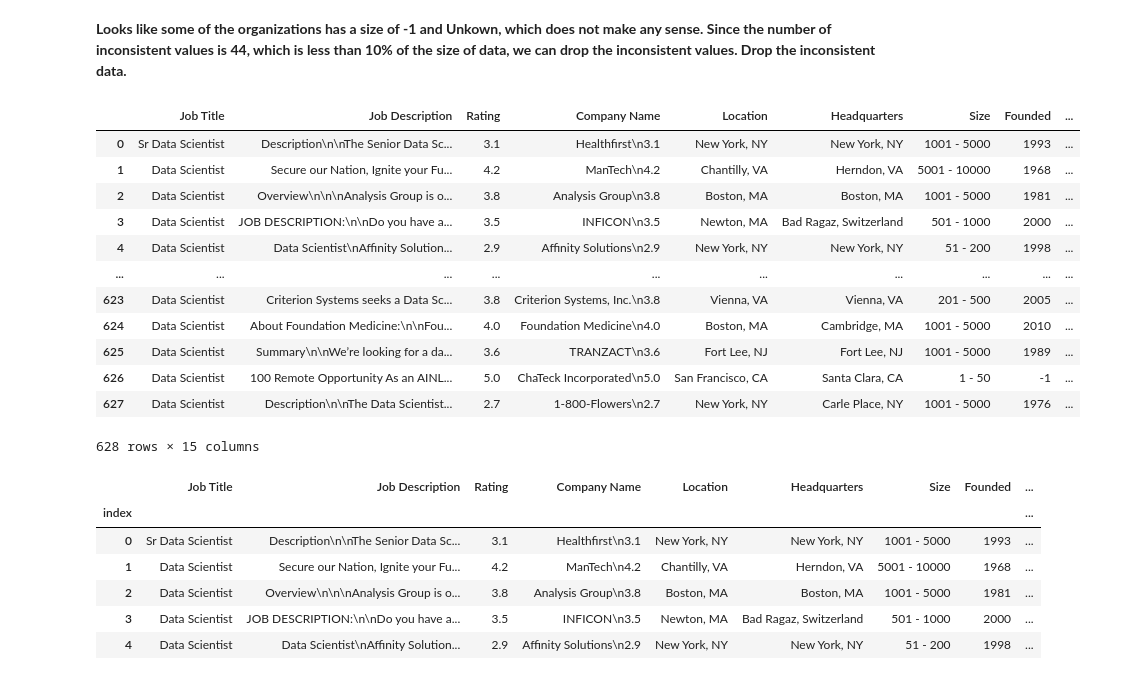
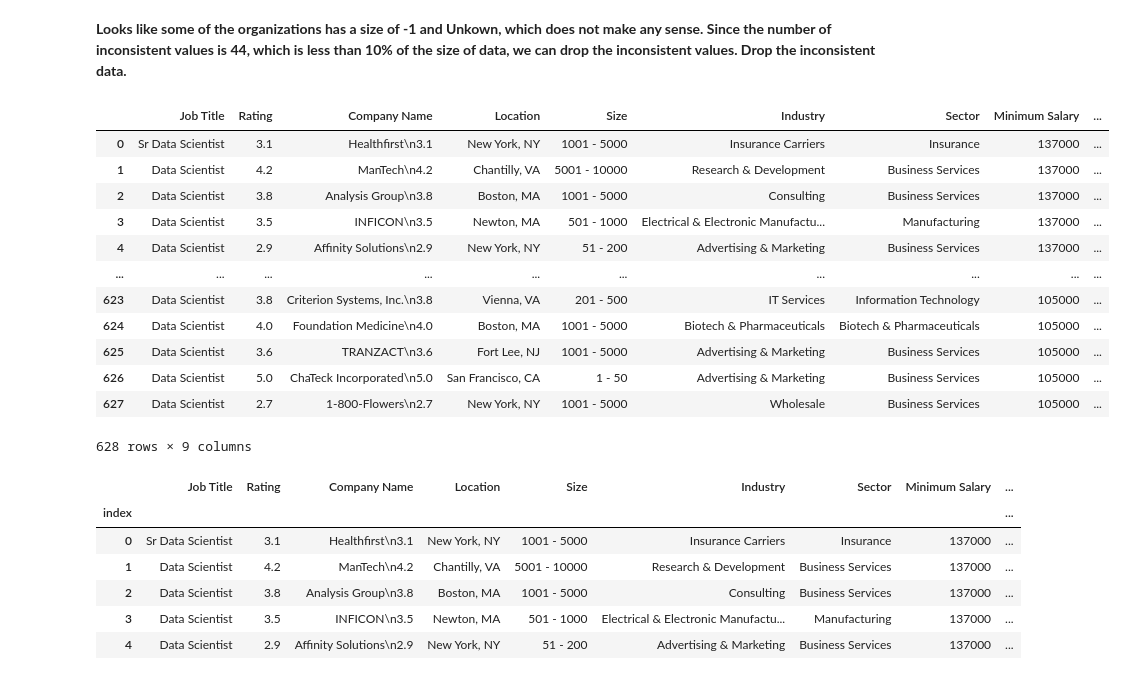
Before and after one commit to pallavi-vishnu/Uncleaned_data, a Jupyter notebook: glassdoor_data.ipynb, the cells around one changed output. Cells and saved outputs as stored; diff of their text form; code cells hidden in the pictures.

```diff
--- a/glassdoor_data.ipynb
+++ b/glassdoor_data.ipynb
@@ -32,7 +32,10 @@ Index(['Job Title', 'Salary Estimate', 'Job Description', 'Rating',
        'Type of ownership', 'Industry', 'Sector', 'Revenue', 'Competitors'],
       dtype='object')
 # %%
-raw_data.describe() ## Take a look at the descriptive statistics.
+# make a copy of raw data
+data = raw_data.copy()
+
+data.describe() ## Take a look at the descriptive statistics.
 # %% [output]
 |  | Rating | Founded |
 | count | 672.000000 | 672.000000 |
@@ -65,3 +68,7 @@ Data columns (total 14 columns):
  13  Competitors        672 non-null    object
 dtypes: float64(1), int64(1), object(12)
 memory usage: 78.8+ KB
+# %%
+# Keep only necessary columns
+data = data[['Job Title', 'Salary Estimate', 'Rating', 'Company Name', 'Location', 'Size', 'Industry', 'Sector']]
+data.head()
@@ -101,10 +110,10 @@ raw_data.select_dtypes('object').head()
 # We can see that the data type of the column salary estimate is object.It would be convenient to have the salary estimate in numbers.
 # %%
 # Extract numeric values from the salary estimate column and convert it into list of integers
-
+pd.options.mode.copy_on_write = True
 
 salaries = []
-for salary in raw_data['Salary Estimate']:
+for salary in data['Salary Estimate']:
   numeric = re.findall(r'\d+', salary)
   salaries.append(list(map(int, numeric)))
 # Create two lists of minimum salary and maximum salary
@@ -115,12 +124,12 @@ for salary in salaries:
   maximum_sal.append(max(salary)*1000)
 
 # create new columns for minimum salary and maximum salary in the raw data
-raw_data['Minimum Salary'] = minimum_sal
-raw_data['Maximum Salary'] = maximum_sal
+data['Minimum Salary'] = minimum_sal
+data['Maximum Salary'] = maximum_sal
 # %%
 # Drop the original salary estimate column from the dataset
 
-data1 = raw_data.drop('Salary Estimate', axis = 1)
+data1 = data.drop('Salary Estimate', axis = 1)
 # %%
 data1
 # %% [output]
@@ -172,34 +181,34 @@ Name: count, dtype: int64
 # %%
 # Find the inconsistent data and drop the rows with inconsistent data
 invalid_entries = data1[(data1['Size']=='-1') | (data1['Size']=='Unknown')].index
-data2 = data1.drop(invalid_entries)
-data2['Size'].value_counts()
+data_cleaned = data1.drop(invalid_entries)
+data_cleaned['Size'].value_counts()
 # reset the index.
-data2.reset_index(drop = True)
+data_cleaned.reset_index(drop = True)
 # %% [output]
-|  | Job Title | Job Description | Rating | Company Name | Location | Headquarters | Size | Founded | ... |
-| 0 | Sr Data Scientist | Description\n\nThe Senior Data Sc... | 3.1 | Healthfirst\n3.1 | New York, NY | New York, NY | 1001 - 5000 | 1993 | ... |
-| 1 | Data Scientist | Secure our Nation, Ignite your Fu... | 4.2 | ManTech\n4.2 | Chantilly, VA | Herndon, VA | 5001 - 10000 | 1968 | ... |
-| 2 | Data Scientist | Overview\n\n\nAnalysis Group is o... | 3.8 | Analysis Group\n3.8 | Boston, MA | Boston, MA | 1001 - 5000 | 1981 | ... |
-| 3 | Data Scientist | JOB DESCRIPTION:\n\nDo you have a... | 3.5 | INFICON\n3.5 | Newton, MA | Bad Ragaz, Switzerland | 501 - 1000 | 2000 | ... |
-| 4 | Data Scientist | Data Scientist\nAffinity Solution... | 2.9 | Affinity Solutions\n2.9 | New York, NY | New York, NY | 51 - 200 | 1998 | ... |
+|  | Job Title | Rating | Company Name | Location | Size | Industry | Sector | Minimum Salary | ... |
+| 0 | Sr Data Scientist | 3.1 | Healthfirst\n3.1 | New York, NY | 1001 - 5000 | Insurance Carriers | Insurance | 137000 | ... |
+| 1 | Data Scientist | 4.2 | ManTech\n4.2 | Chantilly, VA | 5001 - 10000 | Research & Development | Business Services | 137000 | ... |
+| 2 | Data Scientist | 3.8 | Analysis Group\n3.8 | Boston, MA | 1001 - 5000 | Consulting | Business Services | 137000 | ... |
+| 3 | Data Scientist | 3.5 | INFICON\n3.5 | Newton, MA | 501 - 1000 | Electrical & Electronic Manufactu... | Manufacturing | 137000 | ... |
+| 4 | Data Scientist | 2.9 | Affinity Solutions\n2.9 | New York, NY | 51 - 200 | Advertising & Marketing | Business Services | 137000 | ... |
 | ... | ... | ... | ... | ... | ... | ... | ... | ... | ... |
-| 623 | Data Scientist | Criterion Systems seeks a Data Sc... | 3.8 | Criterion Systems, Inc.\n3.8 | Vienna, VA | Vienna, VA | 201 - 500 | 2005 | ... |
-| 624 | Data Scientist | About Foundation Medicine:\n\nFou... | 4.0 | Foundation Medicine\n4.0 | Boston, MA | Cambridge, MA | 1001 - 5000 | 2010 | ... |
-| 625 | Data Scientist | Summary\n\nWe’re looking for a da... | 3.6 | TRANZACT\n3.6 | Fort Lee, NJ | Fort Lee, NJ | 1001 - 5000 | 1989 | ... |
-| 626 | Data Scientist | 100 Remote Opportunity As an AINL... | 5.0 | ChaTeck Incorporated\n5.0 | San Francisco, CA | Santa Clara, CA | 1 - 50 | -1 | ... |
-| 627 | Data Scientist | Description\n\nThe Data Scientist... | 2.7 | 1-800-Flowers\n2.7 | New York, NY | Carle Place, NY | 1001 - 5000 | 1976 | ... |
+| 623 | Data Scientist | 3.8 | Criterion Systems, Inc.\n3.8 | Vienna, VA | 201 - 500 | IT Services | Information Technology | 105000 | ... |
+| 624 | Data Scientist | 4.0 | Foundation Medicine\n4.0 | Boston, MA | 1001 - 5000 | Biotech & Pharmaceuticals | Biotech & Pharmaceuticals | 105000 | ... |
+| 625 | Data Scientist | 3.6 | TRANZACT\n3.6 | Fort Lee, NJ | 1001 - 5000 | Advertising & Marketing | Business Services | 105000 | ... |
+| 626 | Data Scientist | 5.0 | ChaTeck Incorporated\n5.0 | San Francisco, CA | 1 - 50 | Advertising & Marketing | Business Services | 105000 | ... |
+| 627 | Data Scientist | 2.7 | 1-800-Flowers\n2.7 | New York, NY | 1001 - 5000 | Wholesale | Business Services | 105000 | ... |
-628 rows × 15 columns
+628 rows × 9 columns
 # %%
 # create a column for average salary for the different job titles
-data2['Mean Salary'] = (data2['Maximum Salary']+data2['Minimum Salary'])/2
-data2.head()
+data_cleaned['Mean Salary'] = (data_cleaned['Maximum Salary']+data_cleaned['Minimum Salary'])/2
+data_cleaned.head()
 # %% [output]
-|  | Job Title | Job Description | Rating | Company Name | Location | Headquarters | Size | Founded | ... |
+|  | Job Title | Rating | Company Name | Location | Size | Industry | Sector | Minimum Salary | ... |
 | index |  |  |  |  |  |  |  |  | ... |
-| 0 | Sr Data Scientist | Description\n\nThe Senior Data Sc... | 3.1 | Healthfirst\n3.1 | New York, NY | New York, NY | 1001 - 5000 | 1993 | ... |
-| 1 | Data Scientist | Secure our Nation, Ignite your Fu... | 4.2 | ManTech\n4.2 | Chantilly, VA | Herndon, VA | 5001 - 10000 | 1968 | ... |
-| 2 | Data Scientist | Overview\n\n\nAnalysis Group is o... | 3.8 | Analysis Group\n3.8 | Boston, MA | Boston, MA | 1001 - 5000 | 1981 | ... |
-| 3 | Data Scientist | JOB DESCRIPTION:\n\nDo you have a... | 3.5 | INFICON\n3.5 | Newton, MA | Bad Ragaz, Switzerland | 501 - 1000 | 2000 | ... |
-| 4 | Data Scientist | Data Scientist\nAffinity Solution... | 2.9 | Affinity Solutions\n2.9 | New York, NY | New York, NY | 51 - 200 | 1998 | ... |
+| 0 | Sr Data Scientist | 3.1 | Healthfirst\n3.1 | New York, NY | 1001 - 5000 | Insurance Carriers | Insurance | 137000 | ... |
+| 1 | Data Scientist | 4.2 | ManTech\n4.2 | Chantilly, VA | 5001 - 10000 | Research & Development | Business Services | 137000 | ... |
+| 2 | Data Scientist | 3.8 | Analysis Group\n3.8 | Boston, MA | 1001 - 5000 | Consulting | Business Services | 137000 | ... |
+| 3 | Data Scientist | 3.5 | INFICON\n3.5 | Newton, MA | 501 - 1000 | Electrical & Electronic Manufactu... | Manufacturing | 137000 | ... |
+| 4 | Data Scientist | 2.9 | Affinity Solutions\n2.9 | New York, NY | 51 - 200 | Advertising & Marketing | Business Services | 137000 | ... |
 # %%
```
Also changed, not shown: parts of 9 cells of this notebook.
